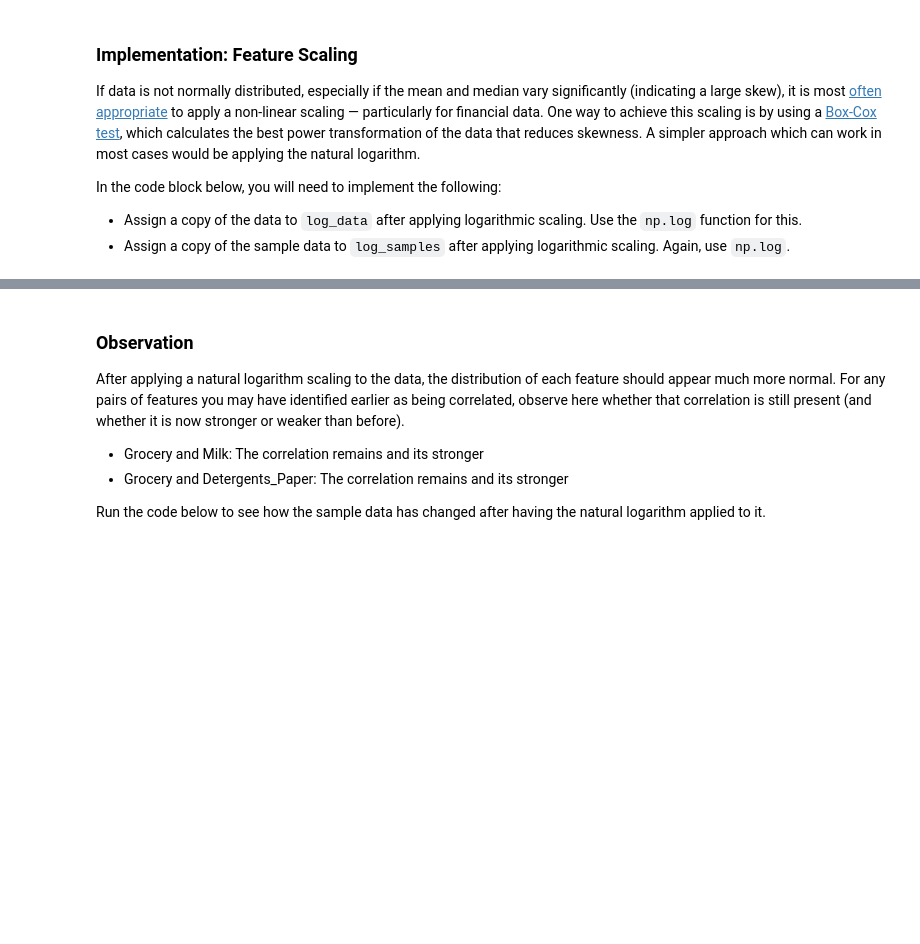
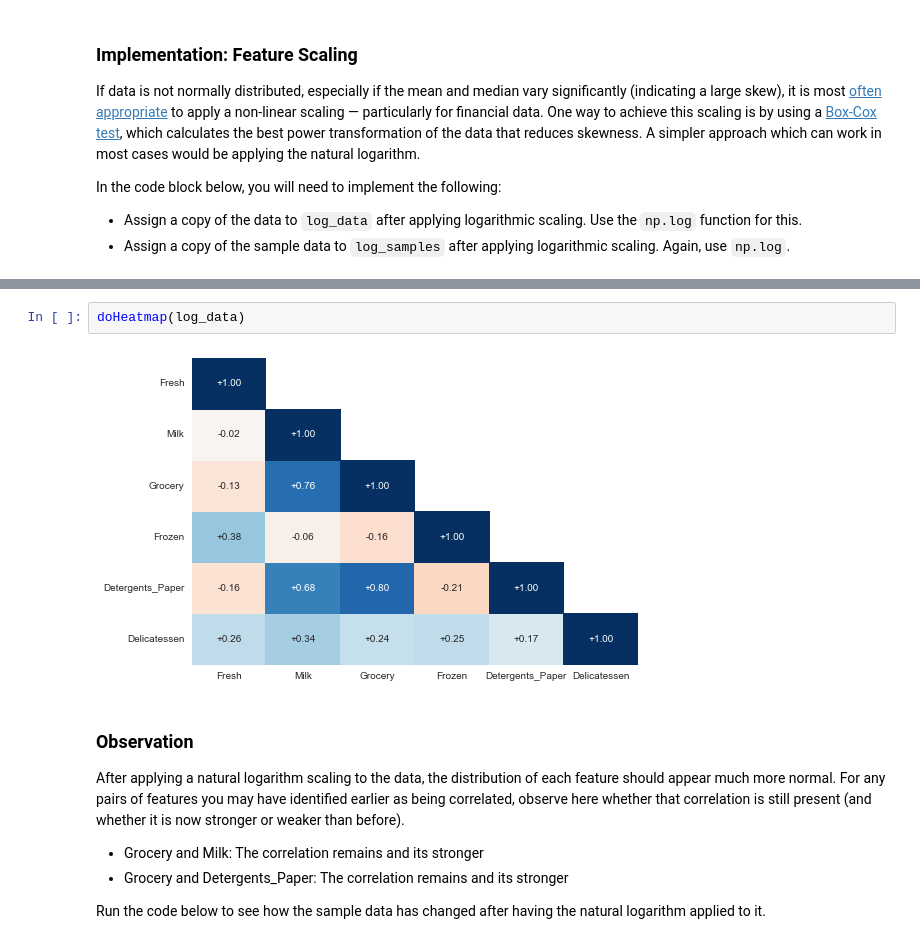
Before and after one commit to gr8h/Udacity_ML_Nanodegree, a Jupyter notebook: customer_segments/customer_segments.ipynb, the cells around one changed output, grey strips where cells are left out. Drawn from its saved outputs; the diff is of its cells as text; blank space fills up the shorter version.

```diff
--- a/customer_segments/customer_segments.ipynb
+++ b/customer_segments/customer_segments.ipynb
@@ -189,3 +213,7 @@ pd.scatter_matrix(log_data, alpha = 0.3, figsize = (14,8), diagonal = 'kde');
+# %%
+doHeatmap(log_data)
+# %% [output]
+[figure, added]
 # %% [markdown]
 ### Observation
 After applying a natural logarithm scaling to the data, the distribution of each feature should appear much more normal. For any pairs of features you may have identified earlier as being correlated, observe here whether that correlation is still present (and whether it is now stronger or weaker than before).
```
Also changed, not shown: parts of 38 cells of this notebook, 2 other files.
